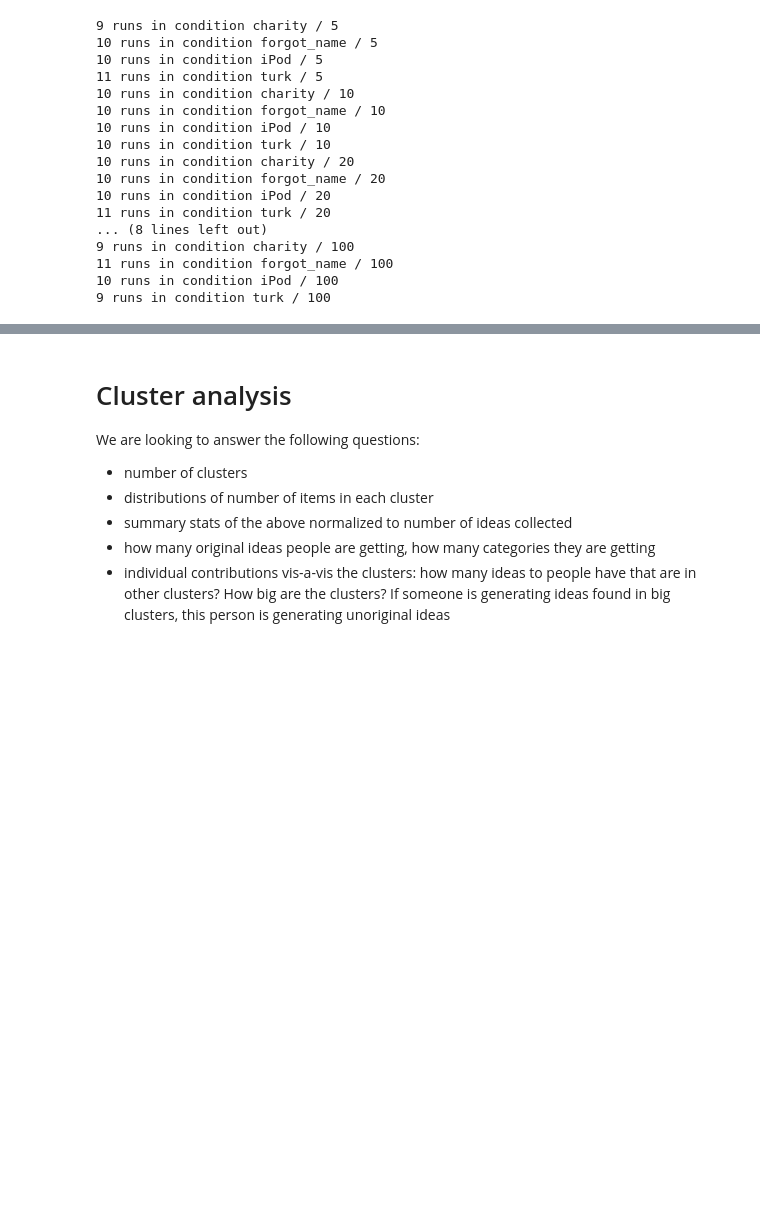
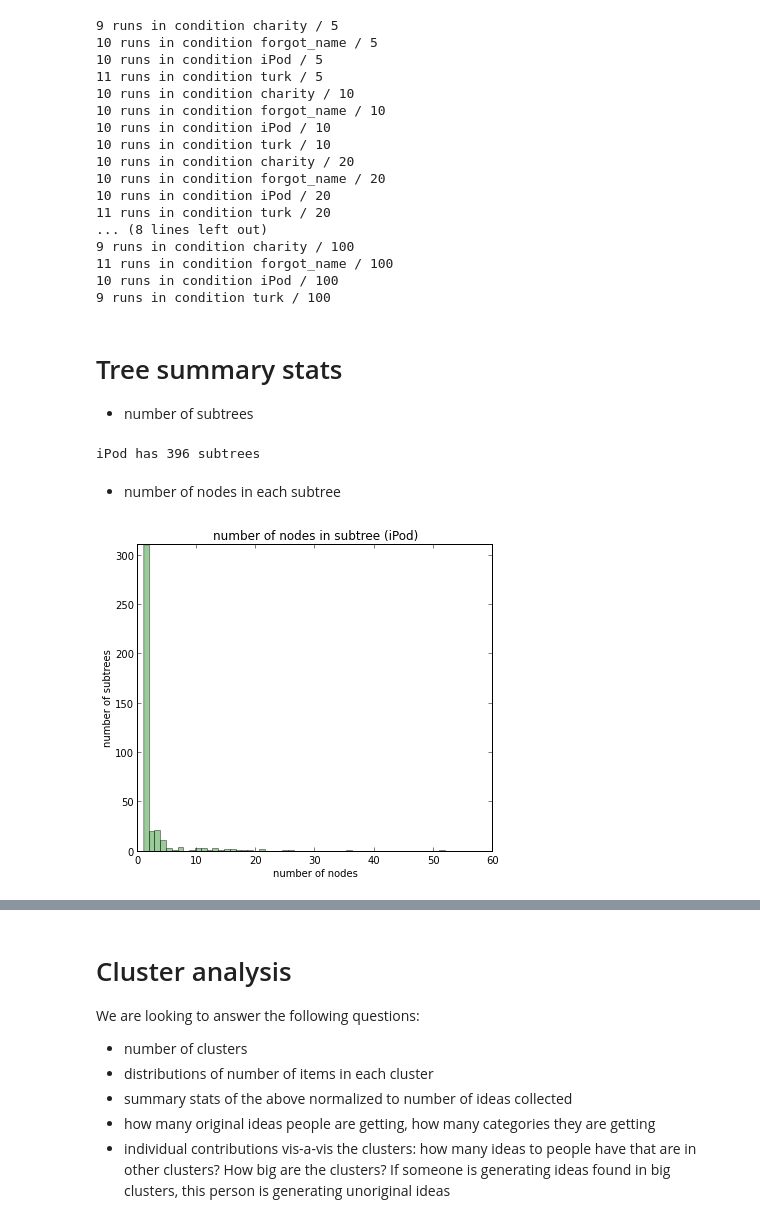
Before and after one commit to filkry/crowbrain, a Jupyter notebook: exps/post_pilot16_stats.ipynb, the cells around one changed output, grey strips where cells are left out. Drawn from its saved outputs; the diff is of its cells as text; code cells hidden in the pictures; blank space fills up the shorter version.

```diff
--- a/exps/post_pilot16_stats.ipynb
+++ b/exps/post_pilot16_stats.ipynb
@@ -841,11 +841,13 @@ def init_multifig(num_conditions, fignum = 1):
     rows = math.ceil(num_conditions / float(2))
     return rows, figure(fignum, figsize=(14, rows * 5.5))
 
-def hists(conditions, plot_title, x_title, y_title, fignum = 1):
+def hists(conditions, plot_title, x_title, y_title, fignum = 1, thin_bins = False):
     rc, fig = init_multifig(len(conditions), fignum)
 
     all_hist_counts = []
+    max_x = 0
     for (con, color, data) in conditions:
+        max_x = max(max_x, max(data))
         if type(data) is pd.Series:
             for d in data.value_counts():
                 if d != 0:
@@ -858,7 +860,10 @@ def hists(conditions, plot_title, x_title, y_title, fignum = 1):
     for i, (con, color, data) in enumerate(conditions):
         subplot(rc, 2, i)
 
-        hist(data, alpha=0.4, color=color)
+        if thin_bins:
+            hist(data, alpha=0.4, color=color, bins=max_x)
+        else:
+            hist(data, alpha=0.4, color=color)
         title(plot_title + ' (' + str(con) + ')')
         xlabel(x_title)
         ylabel(y_title)
@@ -1072,3 +1077,24 @@ for (nr, qc), runs in run_metrics_df.groupby(['num_requested', 'question_code'])
 11 runs in condition forgot_name / 100
 10 runs in condition iPod / 100
 9 runs in condition turk / 100
+# %% [markdown]
+# Tree summary stats
+
++ number of subtrees
+# %%
+for qc in question_codes:
+    print qc, "has", len(U_sgs[qc]), "subtrees"
+# %% [output]
+iPod has 396 subtrees
+# %% [markdown]
++ number of nodes in each subtree
+# %%
+conditions = []
+
+for qc in question_codes:
+    num_nodes_in_subtree = [len(g) for g in U_sgs[qc]]
+    conditions.append((qc, question_colors[qc], num_nodes_in_subtree))
+
+hists(conditions, 'number of nodes in subtree', 'number of nodes', 'number of subtrees', thin_bins=True)
+# %% [output]
+[figure, added]
```
Also changed, not shown: parts of 15 cells of this notebook.
